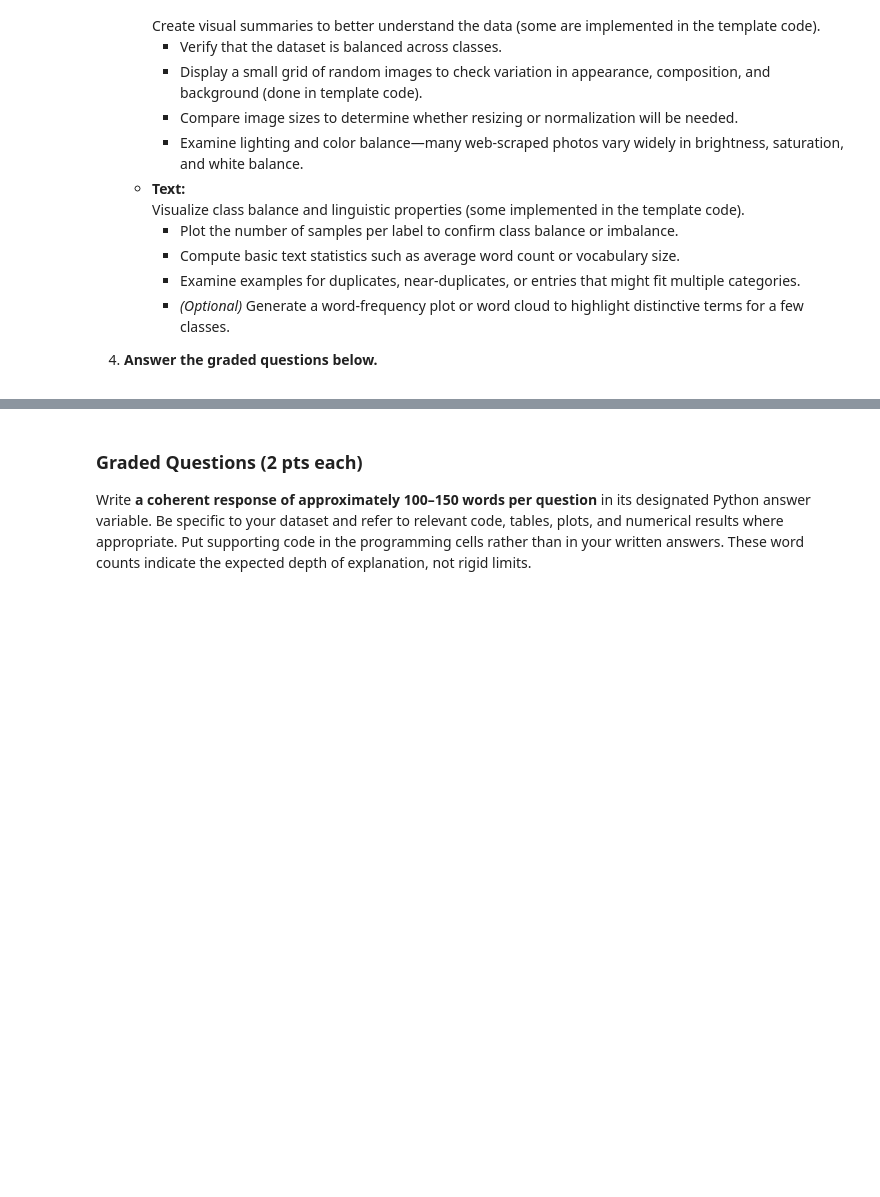
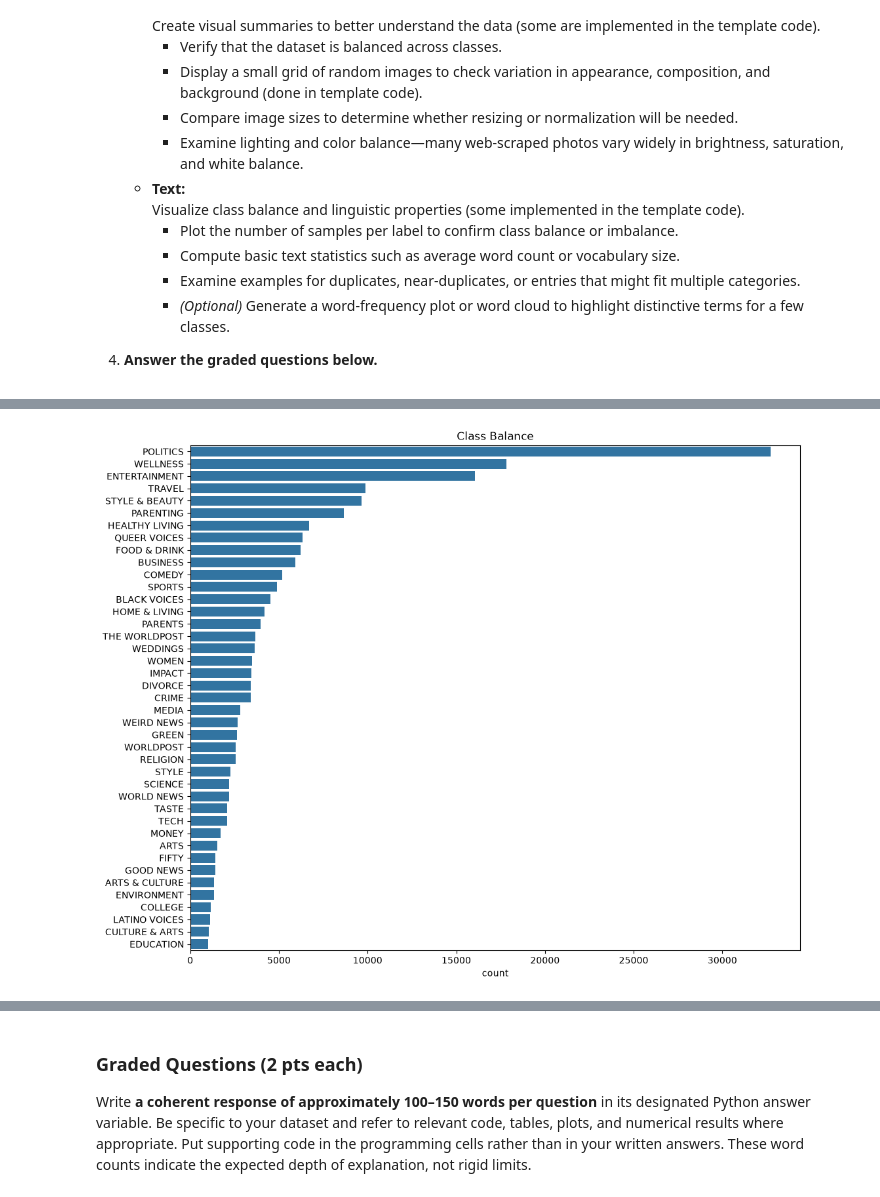
Before and after one commit to veniola/DX703-Assignments, a Jupyter notebook: Final_Project_Milestone.ipynb, the cells around one changed output, grey strips where cells are left out. Saved outputs shown, nothing was run; the diff lists cells and outputs as text; code cells hidden in the pictures; blank space fills up the shorter version.

```diff
--- a/Final_Project_Milestone.ipynb
+++ b/Final_Project_Milestone.ipynb
@@ -276,0 +481,53 @@ By the end of this milestone notebook, you should be able to explain what makes
+# %%
+# ===========================================
+# 2. Visualize Key Aspects of the Dataset
+# ===========================================
+
+# --- For Text, Visualize Class Balance and Linguistic Properties
+# Plot number of samples per label (class balance or imbalance)
+plt.figure(figsize=(12, 10))
+sns.countplot(y=[ex.get("category") for ex in huff_all], order=[label for label, _ in label_counts.most_common()])
+plt.title("Class Balance")
+plt.show()
+
+
+# --- Compute Basic Text Statistics
+average_word_count = sum(len(word) for ex in huff_all for word in (ex.get("short_description") or "").split()) / max(1, sum(len((ex.get("short_description") or "").split()) for ex in huff_all))
+print(f"The Average Word Count in 'Short Descriptions': {average_word_count}")
+print()
+
+
+# --- Examine Examples for Duplicates, Near-Duplicates, or Ambiguous Records
+# Ambiguous records based on overlapping content and similar labels
+ambiguous_records = ['EDUCATION', 'COLLEGE', 'PARENTS', 'PARENTING', 'ARTS & CULTURE', 'ARTS', 'THE WORLDPOST', 'WORLDPOST', 'TASTE', 'FOOD & DRINK']
+
+# Pull 5 random examples from each ambiguous category group
+import random
+ambiguous_records_education = random.sample([ex for ex in huff_all if ex.get("category") in ["EDUCATION", "COLLEGE"]], k=min(5, len([ex for ex in huff_all if ex.get("category") in ["EDUCATION", "COLLEGE"]])))
+ambiguous_records_parenting = random.sample([ex for ex in huff_all if ex.get("category") in ["PARENTS", "PARENTING"]], k=min(5, len([ex for ex in huff_all if ex.get("category") in ["PARENTS", "PARENTING"]])))
+ambiguous_records_arts = random.sample([ex for ex in huff_all if ex.get("category") in ["ARTS & CULTURE", "ARTS"]], k=min(5, len([ex for ex in huff_all if ex.get("category") in ["ARTS & CULTURE", "ARTS"]])))
+ambiguous_records_worldpost = random.sample([ex for ex in huff_all if ex.get("category") in ["THE WORLDPOST", "WORLDPOST"]], k=min(5, len([ex for ex in huff_all if ex.get("category") in ["THE WORLDPOST", "WORLDPOST"]])))
+ambiguous_records_food = random.sample([ex for ex in huff_all if ex.get("category") in ["TASTE", "FOOD & DRINK"]], k=min(5, len([ex for ex in huff_all if ex.get("category") in ["TASTE", "FOOD & DRINK"]])))
+
+# Display ambiguous records for review
+print("Ambiguous Records - Education:")
+for ex in ambiguous_records_education:
+    print(f"  Headline: {ex.get('headline')} | Short Description: {ex.get('short_description')} | Category: {ex.get('category')}")
+
+print("\nAmbiguous Records - Parenting:")
+for ex in ambiguous_records_parenting:
+    print(f"  Headline: {ex.get('headline')} | Short Description: {ex.get('short_description')} | Category: {ex.get('category')}")
+
+print("\nAmbiguous Records - Arts:")
+for ex in ambiguous_records_arts:
+    print(f"  Headline: {ex.get('headline')} | Short Description: {ex.get('short_description')} | Category: {ex.get('category')}")
+
+print("\nAmbiguous Records - Worldpost:")
+for ex in ambiguous_records_worldpost:
+    print(f"  Headline: {ex.get('headline')} | Short Description: {ex.get('short_description')} | Category: {ex.get('category')}")
+
+print("\nAmbiguous Records - Food:")
+for ex in ambiguous_records_food:
+    print(f"  Headline: {ex.get('headline')} | Short Description: {ex.get('short_description')} | Category: {ex.get('category')}")
+# %% [output]
+[figure, added]
```
Also changed, not shown: parts of 19 cells of this notebook.
